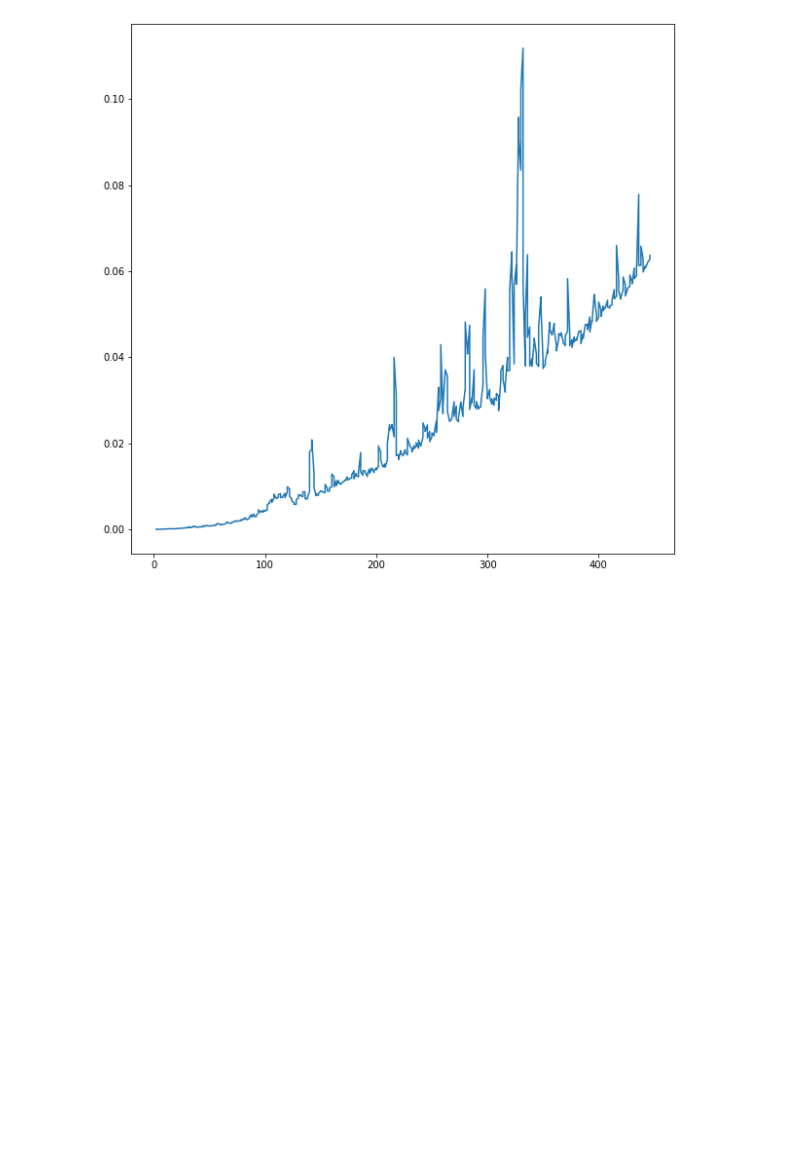
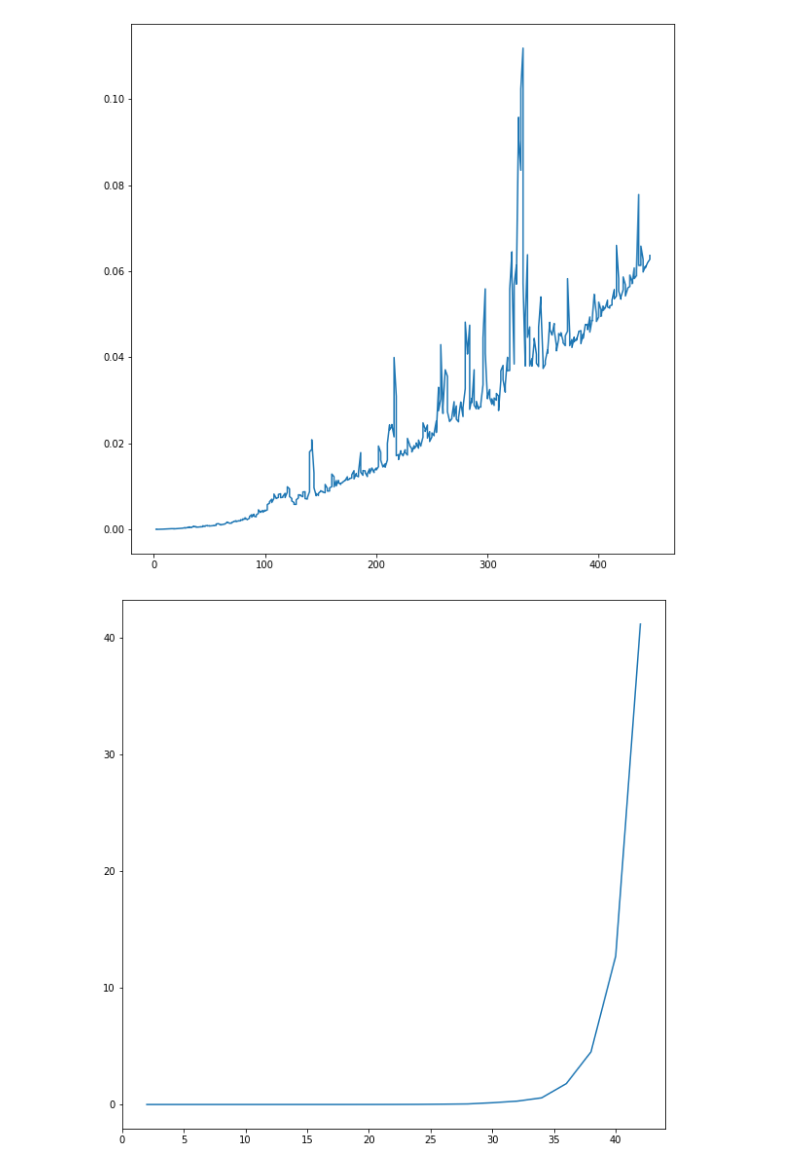
Before and after one commit to JmDeleon2000/LCS-DNC-VS-Dynamic, a Jupyter notebook: Empirical.ipynb, the cells around one changed output. Cells and saved outputs as stored; diff of their text form; code cells hidden in the pictures; blank space fills up the shorter version.

Commit message:
added individual dnc plot

```diff
--- a/Empirical.ipynb
+++ b/Empirical.ipynb
@@ -53,3 +53,25 @@ plt.plot(x, y_Dynamic)
 plt.show()
 # %% [output]
 [figure]
+# %%
+a = 'GTCGTTCGGAATGCCGTTGTAAA'
+b = 'ACCGGTCGAGTGCGCGGAGCCGAA'
+
+input_gen = ((a[:i:], b[:i:]) for i in range(len(a)-1) if i > 0)
+x = []
+
+y_DNC = []
+
+for i in input_gen:
+    x.append(len(i[0])+len(i[1]))
+
+    start = perf_counter()
+    DNC_LCS(i[0], i[1])
+    end = perf_counter()
+    y_DNC.append(end - start)
+
+plt.rcParams["figure.figsize"] = (10, 10)
+plt.plot(x, y_DNC)
+plt.show()
+# %% [output]
+[figure, added]
```
